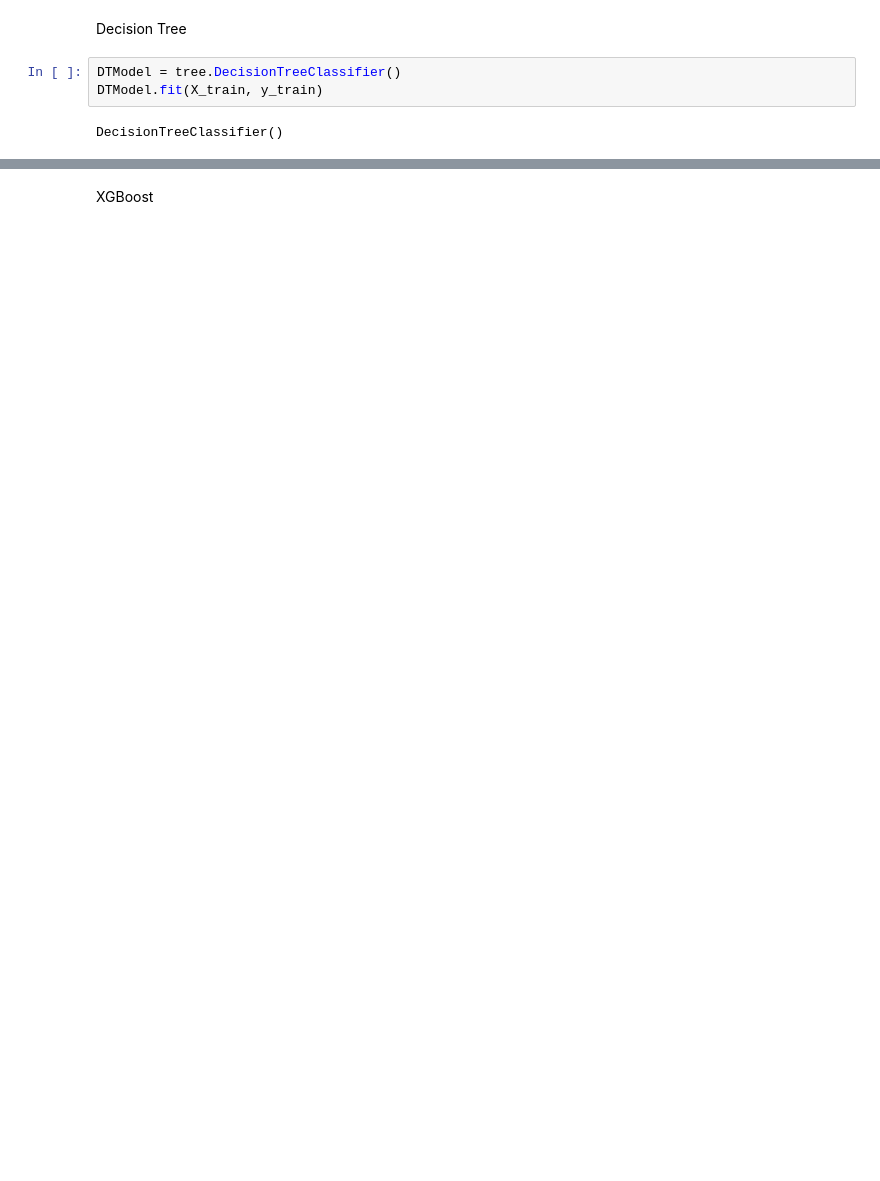
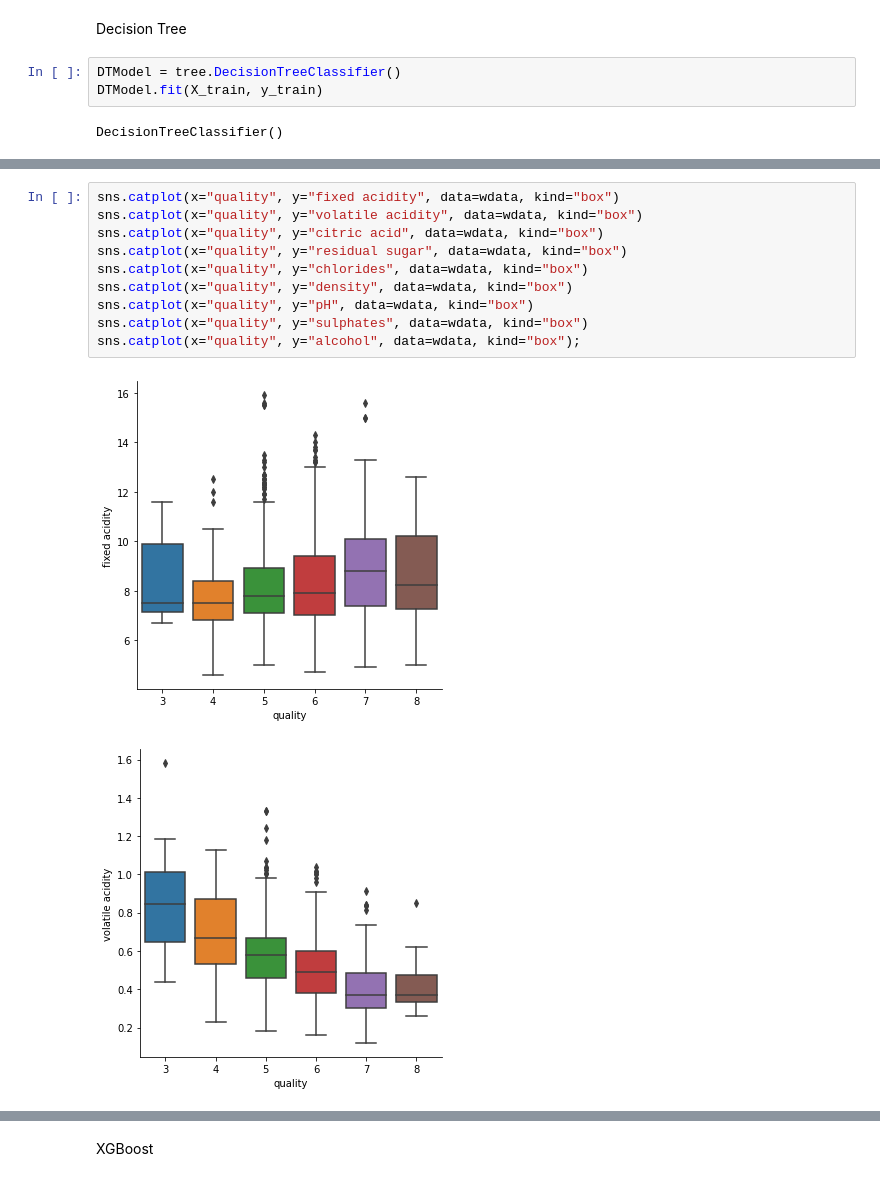
Before and after one commit to mukkatharun/GradientBoostMethods, a Jupyter notebook: gradient_boost_methods.ipynb, the cells around one changed output, grey strips where cells are left out. Saved outputs shown, nothing was run; the diff lists cells and outputs as text; blank space fills up the shorter version.

```diff
--- a/gradient_boost_methods.ipynb
+++ b/gradient_boost_methods.ipynb
@@ -215,0 +252,13 @@ Regression
+# %%
+sns.catplot(x="quality", y="fixed acidity", data=wdata, kind="box")
+sns.catplot(x="quality", y="volatile acidity", data=wdata, kind="box")
+sns.catplot(x="quality", y="citric acid", data=wdata, kind="box")
+sns.catplot(x="quality", y="residual sugar", data=wdata, kind="box")
+sns.catplot(x="quality", y="chlorides", data=wdata, kind="box")
+sns.catplot(x="quality", y="density", data=wdata, kind="box")
+sns.catplot(x="quality", y="pH", data=wdata, kind="box")
+sns.catplot(x="quality", y="sulphates", data=wdata, kind="box")
+sns.catplot(x="quality", y="alcohol", data=wdata, kind="box");
+# %% [output]
+[figure, added]
+[figure, added]
```
Also changed, not shown: parts of 57 cells of this notebook.
